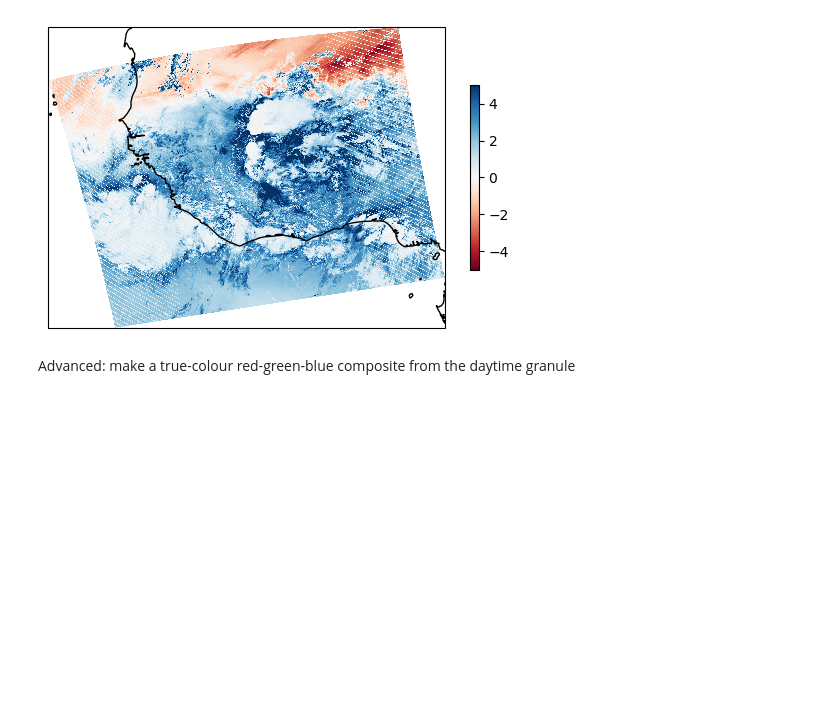
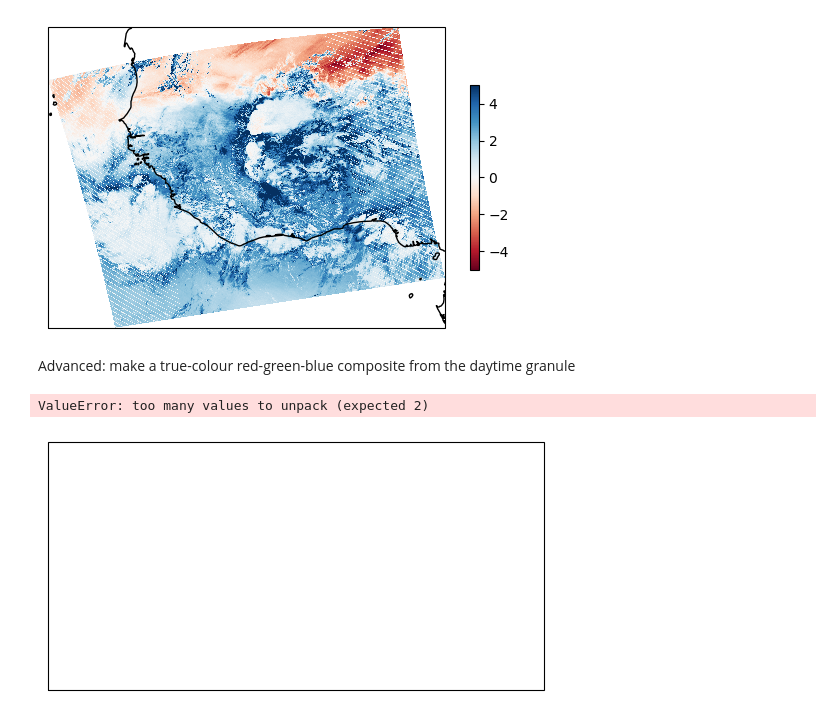
Before and after one commit to mwallace5270/Hello-World, a Jupyter notebook: Hello_VIIRS.ipynb, the cells around one changed output. Saved outputs shown, nothing was run; the diff lists cells and outputs as text; code cells hidden in the pictures; blank space fills up the shorter version.

Commit message:
task 9: still throwing errors

```diff
--- a/Hello_VIIRS.ipynb
+++ b/Hello_VIIRS.ipynb
@@ -392,16 +397,17 @@ plt.show()
 Advanced: make a true-colour red-green-blue composite from the daytime granule
 # %%
 #  Stack M03(blue), M04(green), and M05(red)
-M543_stacked = np.dstack((M05_scaled, M04_scaled, M03_scaled))
+M543_stacked = xarray.concat((M05_scaled, M04_scaled, M03_scaled), dim = 'band')
+M543_3D = M543_stacked.transpose('number_of_lines', 'number_of_pixels', 'band')
 
 # Map it
-ax = plt.axes(projection = ccrs.PlateCarree())
-pc = ax.pcolormesh(lon_ds, lat_ds, M543_stacked)
-# Pass the longname as the title
+ax = plt.axes(projection=ccrs.PlateCarree())
+pc = ax.pcolormesh(lon_ds, lat_ds, M543_3D, transform=ccrs.Geocentric)
 ax.coastlines()
 # Colorbar and lables
 cb = plt.colorbar(pc, shrink=0.5)
-pc.set_cmap('rgb') # colors: viridis, plasma, cubehelix, jet
-# Set color limits
-pc.set_clim(-5, 5)
+#pc.set_cmap('rgb') # colors: viridis, plasma, cubehelix, jet
 plt.show()
+# %% [output]
+ValueError: too many values to unpack (expected 2)
+[figure, added]
```
Also changed, not shown: parts of 4 cells of this notebook.
